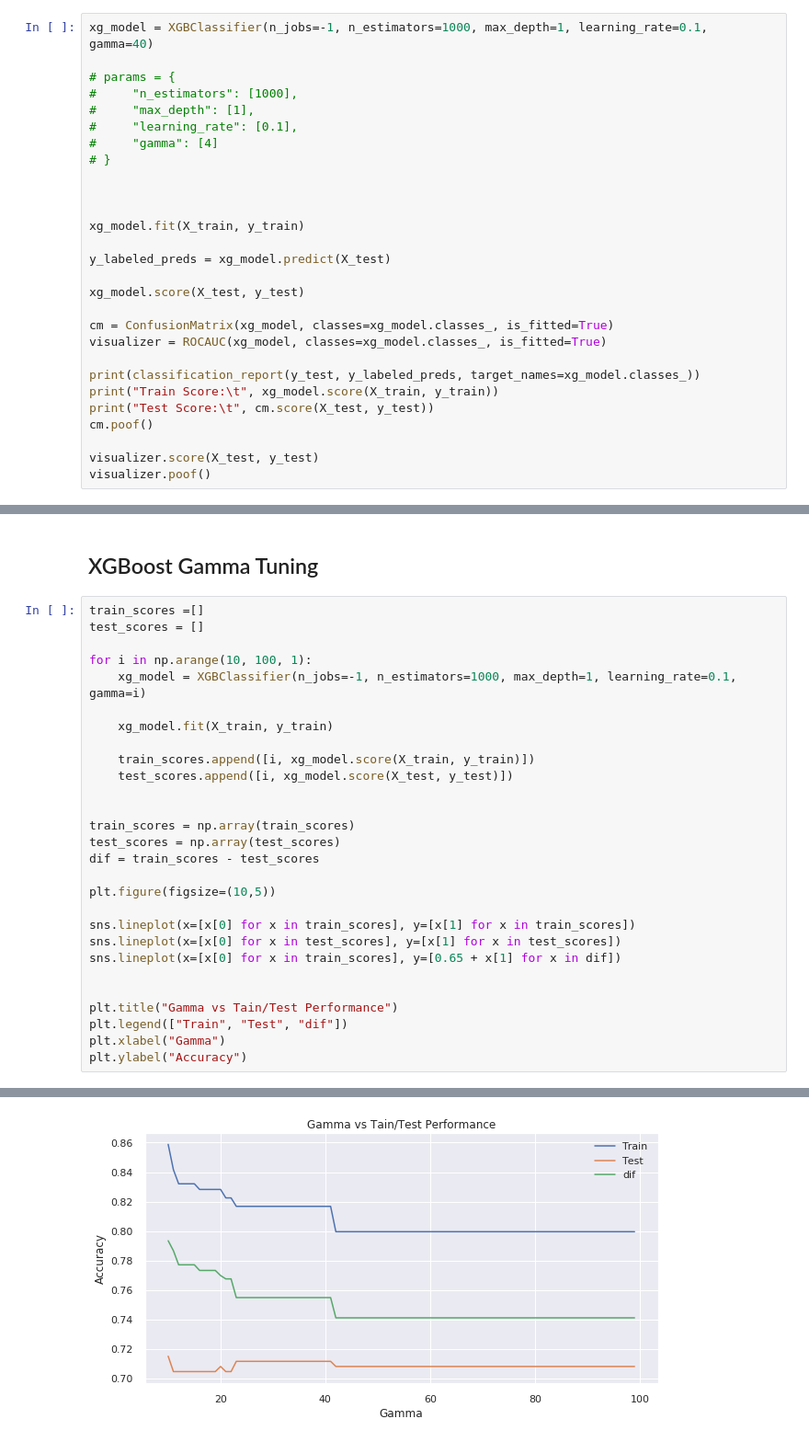
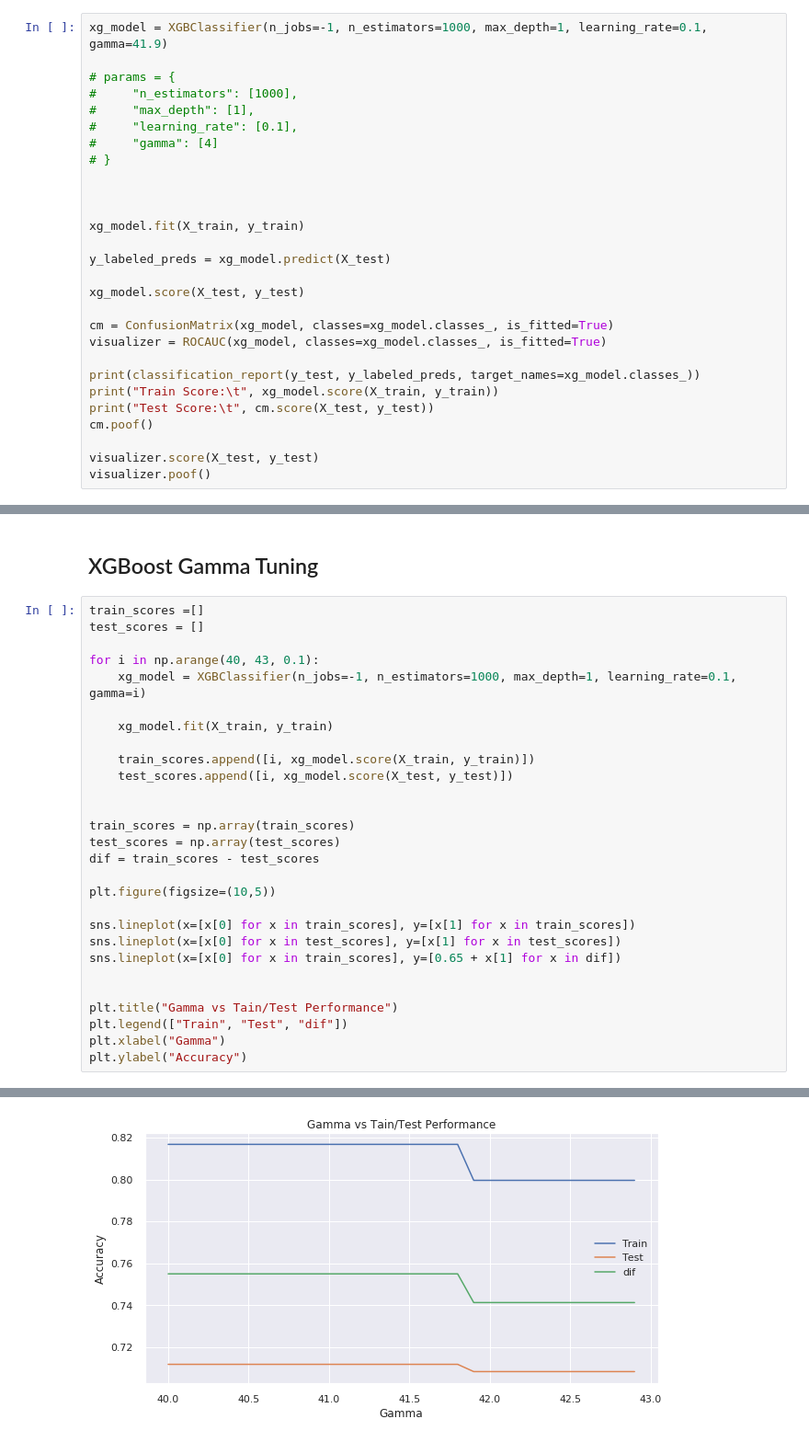
Before and after one commit to QED0711/wiki_learn, a Jupyter notebook: exploration/semi_supervised_classification.ipynb, the cells around one changed output, grey strips where cells are left out. Shown at 92% size. Cells and saved outputs as stored; diff of their text form.

```diff
--- a/exploration/semi_supervised_classification.ipynb
+++ b/exploration/semi_supervised_classification.ipynb
@@ -217,7 +217,7 @@ Test Score:      0.7118055555555556
 # %% [markdown]
 # XGBoost
 # %%
-xg_model = XGBClassifier(n_jobs=-1, n_estimators=1000, max_depth=1, learning_rate=0.1, gamma=40)
+xg_model = XGBClassifier(n_jobs=-1, n_estimators=1000, max_depth=1, learning_rate=0.1, gamma=41.9)
 
 # params = {
 #     "n_estimators": [1000],
@@ -263,31 +263,31 @@ Test Score:      0.7118055555555556
 # %%
 train_scores =[]
 test_scores = []
 
-for i in np.arange(10, 100, 1):
+for i in np.arange(40, 43, 0.1):
     xg_model = XGBClassifier(n_jobs=-1, n_estimators=1000, max_depth=1, learning_rate=0.1, gamma=i)
 
     xg_model.fit(X_train, y_train)
 
     train_scores.append([i, xg_model.score(X_train, y_train)])
     test_scores.append([i, xg_model.score(X_test, y_test)])
 
 
 train_scores = np.array(train_scores)
 test_scores = np.array(test_scores)
 dif = train_scores - test_scores
 
 plt.figure(figsize=(10,5))
 
 sns.lineplot(x=[x[0] for x in train_scores], y=[x[1] for x in train_scores])
 sns.lineplot(x=[x[0] for x in test_scores], y=[x[1] for x in test_scores])
 sns.lineplot(x=[x[0] for x in train_scores], y=[0.65 + x[1] for x in dif])
 
 
 plt.title("Gamma vs Tain/Test Performance")
 plt.legend(["Train", "Test", "dif"])
 plt.xlabel("Gamma")
 plt.ylabel("Accuracy")
 # %% [output]
 Text(0, 0.5, 'Accuracy')
-[figure, old version]
+[figure, new version]
```
Also changed, not shown: parts of 1 cell of this notebook.
